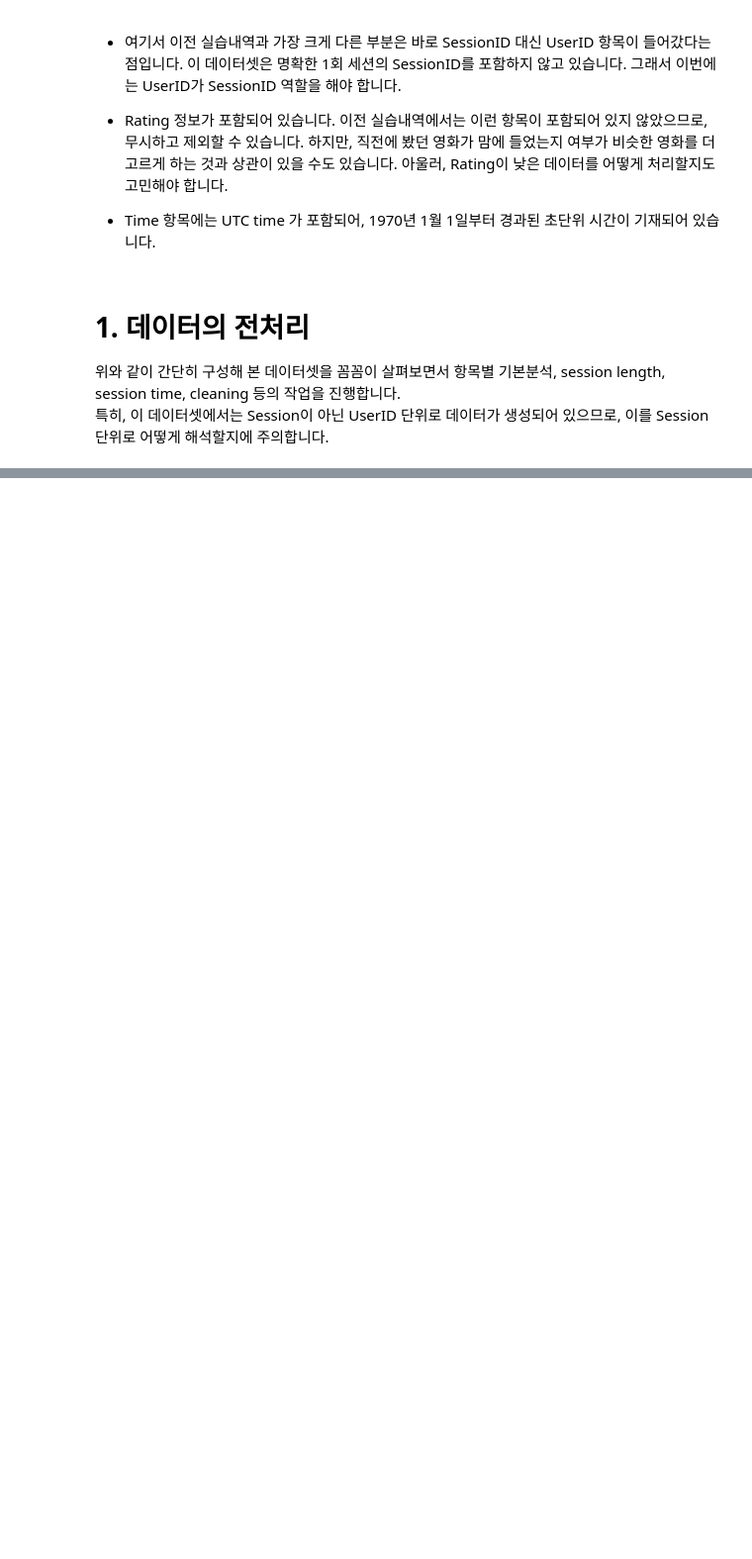
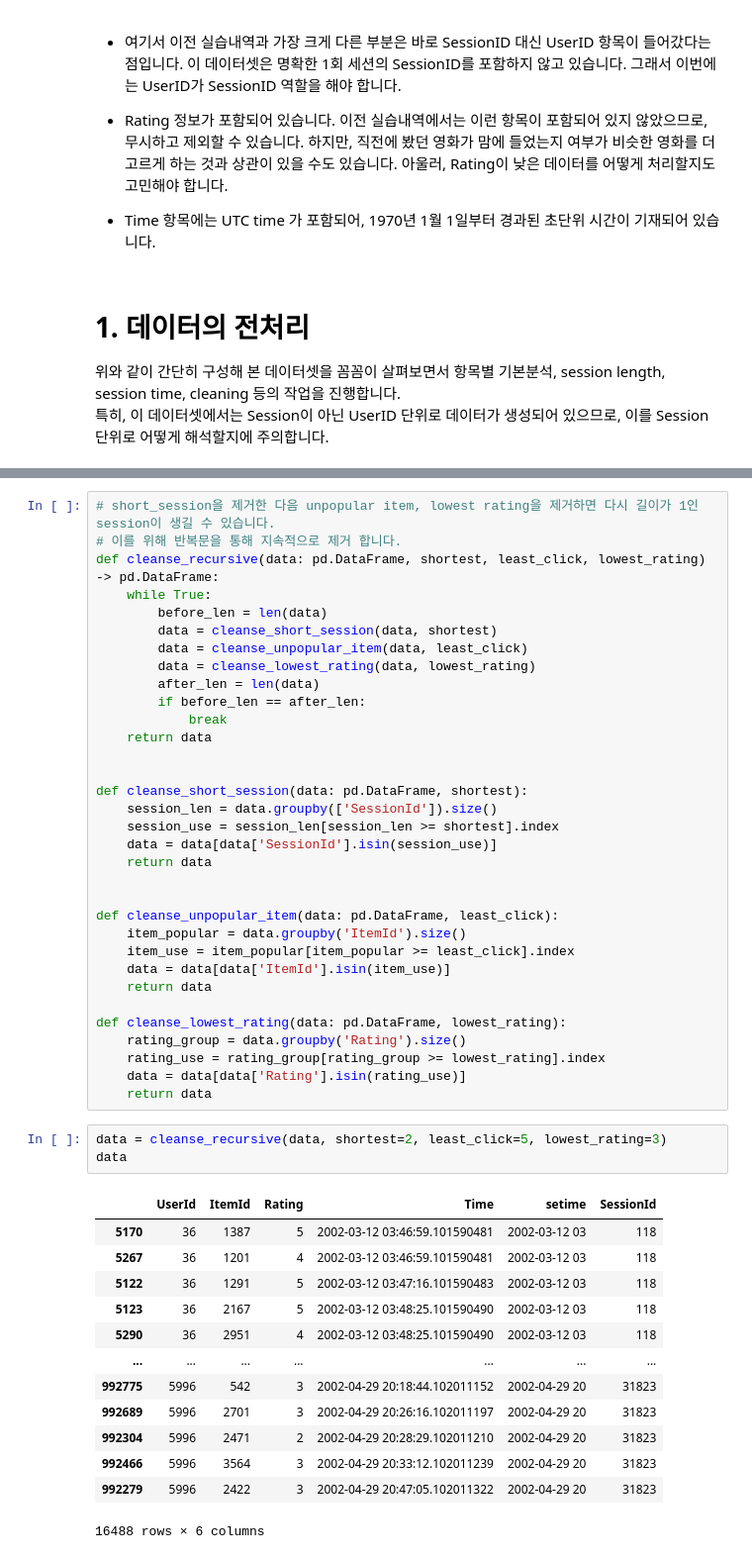
Before and after one commit to seungmiya13/LMS-Exploration, a Jupyter notebook: E12/Movielens_SBR.ipynb, the cells around one changed output, grey strips where cells are left out. Shown at 99% size. Saved outputs shown, nothing was run; the diff lists cells and outputs as text; blank space fills up the shorter version.

```diff
--- a/E12/Movielens_SBR.ipynb
+++ b/E12/Movielens_SBR.ipynb
@@ -98,0 +364,50 @@ data
+# %%
+# short_session을 제거한 다음 unpopular item, lowest rating을 제거하면 다시 길이가 1인 session이 생길 수 있습니다.
+# 이를 위해 반복문을 통해 지속적으로 제거 합니다.
+def cleanse_recursive(data: pd.DataFrame, shortest, least_click, lowest_rating) -> pd.DataFrame:
+    while True:
+        before_len = len(data)
+        data = cleanse_short_session(data, shortest)
+        data = cleanse_unpopular_item(data, least_click)
+        data = cleanse_lowest_rating(data, lowest_rating)
+        after_len = len(data)
+        if before_len == after_len:
+            break
+    return data
+
+
+def cleanse_short_session(data: pd.DataFrame, shortest):
+    session_len = data.groupby(['SessionId']).size()
+    session_use = session_len[session_len >= shortest].index
+    data = data[data['SessionId'].isin(session_use)]
+    return data
+
+
+def cleanse_unpopular_item(data: pd.DataFrame, least_click):
+    item_popular = data.groupby('ItemId').size()
+    item_use = item_popular[item_popular >= least_click].index
+    data = data[data['ItemId'].isin(item_use)]
+    return data
+
+def cleanse_lowest_rating(data: pd.DataFrame, lowest_rating):
+    rating_group = data.groupby('Rating').size()
+    rating_use = rating_group[rating_group >= lowest_rating].index
+    data = data[data['Rating'].isin(rating_use)]
+    return data
+# %%
+data = cleanse_recursive(data, shortest=2, least_click=5, lowest_rating=3)
+data
+# %% [output]
+|  | UserId | ItemId | Rating | Time | setime | SessionId |
+| 5170 | 36 | 1387 | 5 | 2002-03-12 03:46:59.101590481 | 2002-03-12 03 | 118 |
+| 5267 | 36 | 1201 | 4 | 2002-03-12 03:46:59.101590481 | 2002-03-12 03 | 118 |
+| 5122 | 36 | 1291 | 5 | 2002-03-12 03:47:16.101590483 | 2002-03-12 03 | 118 |
+| 5123 | 36 | 2167 | 5 | 2002-03-12 03:48:25.101590490 | 2002-03-12 03 | 118 |
+| 5290 | 36 | 2951 | 4 | 2002-03-12 03:48:25.101590490 | 2002-03-12 03 | 118 |
+| ... | ... | ... | ... | ... | ... | ... |
+| 992775 | 5996 | 542 | 3 | 2002-04-29 20:18:44.102011152 | 2002-04-29 20 | 31823 |
+| 992689 | 5996 | 2701 | 3 | 2002-04-29 20:26:16.102011197 | 2002-04-29 20 | 31823 |
+| 992304 | 5996 | 2471 | 2 | 2002-04-29 20:28:29.102011210 | 2002-04-29 20 | 31823 |
+| 992466 | 5996 | 3564 | 3 | 2002-04-29 20:33:12.102011239 | 2002-04-29 20 | 31823 |
+| 992279 | 5996 | 2422 | 3 | 2002-04-29 20:47:05.102011322 | 2002-04-29 20 | 31823 |
+16488 rows × 6 columns
```
Also changed, not shown: parts of 37 cells of this notebook.
